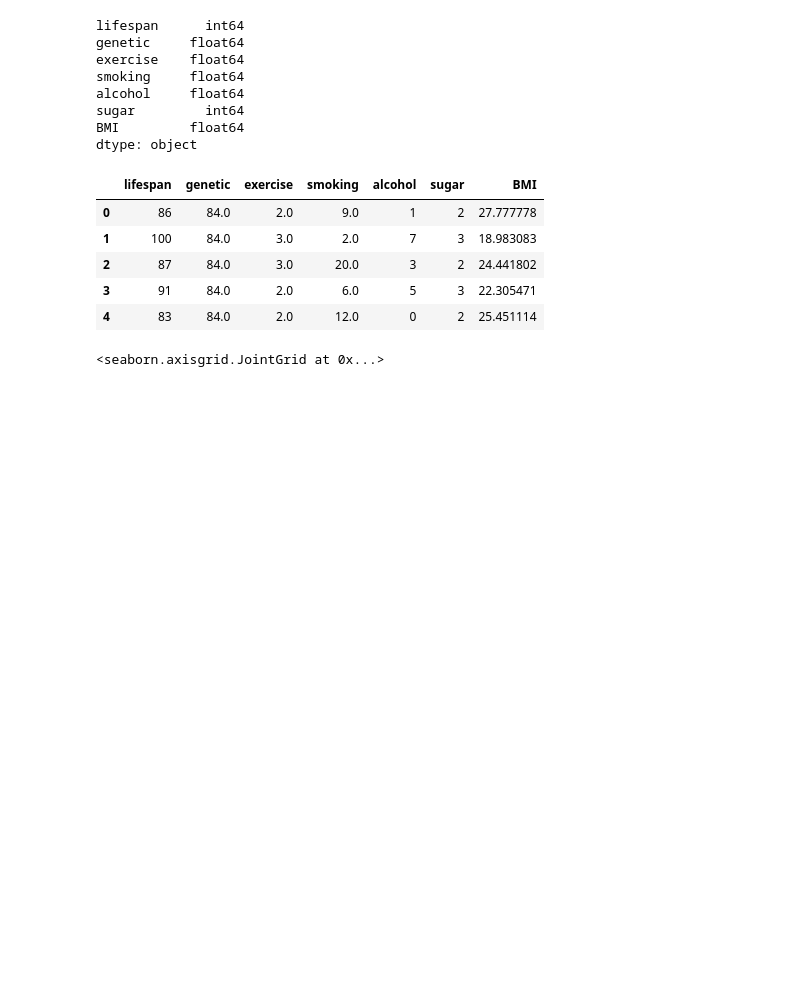
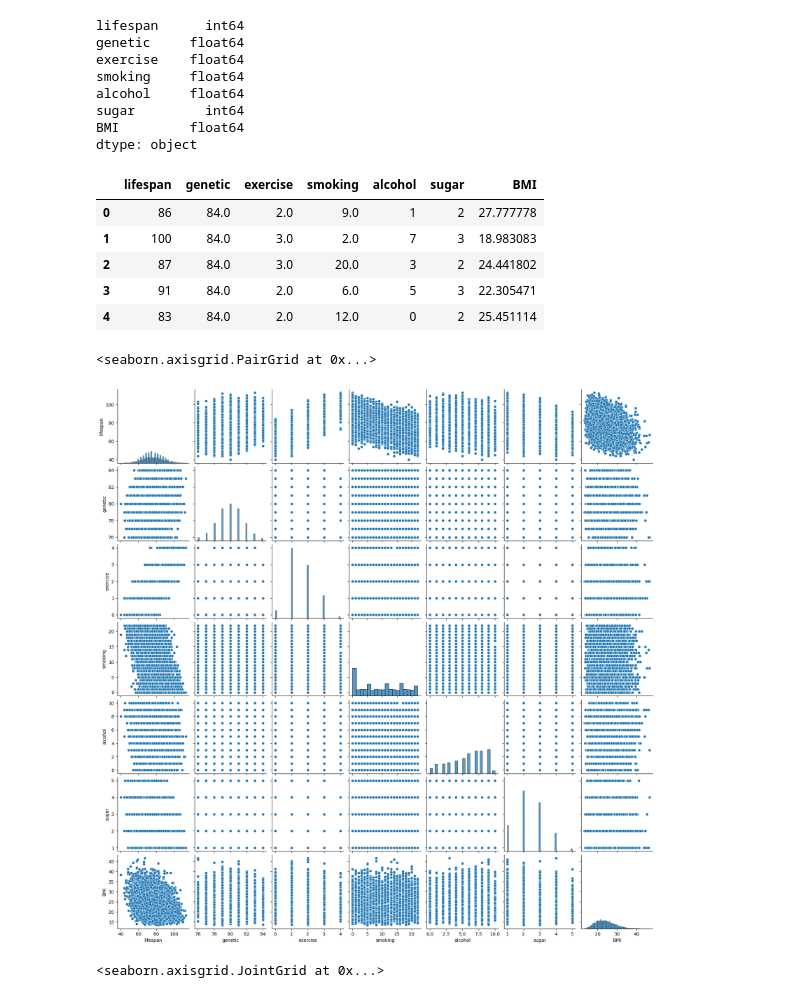
Before and after one commit to TinkerFrank/healthapp, a Jupyter notebook: PoissonRegression.ipynb, the cells around one changed output. Drawn from its saved outputs; the diff is of its cells as text; code cells hidden in the pictures; blank space fills up the shorter version.

Commit message:
Defined Pipeline, Learned Poisson, Q-Qplot analysis

```diff
--- a/PoissonRegression.ipynb
+++ b/PoissonRegression.ipynb
@@ -45,6 +45,11 @@ analysis_df.head()
 | 2 | 87 | 84.0 | 3.0 | 20.0 | 3 | 2 | 24.441802 |
 | 3 | 91 | 84.0 | 2.0 | 6.0 | 5 | 3 | 22.305471 |
 | 4 | 83 | 84.0 | 2.0 | 12.0 | 0 | 2 | 25.451114 |
+# %%
+sns.pairplot(analysis_df)
+# %% [output]
+<seaborn.axisgrid.PairGrid at 0x...>
+[figure, added]
 # %%
 sns.jointplot(data=analysis_df, x="alcohol", y="lifespan",marginal_kws=dict(bins=35), kind='reg')
 # %% [output]
```
Also changed, not shown: parts of 8 cells of this notebook, 2 other files.
